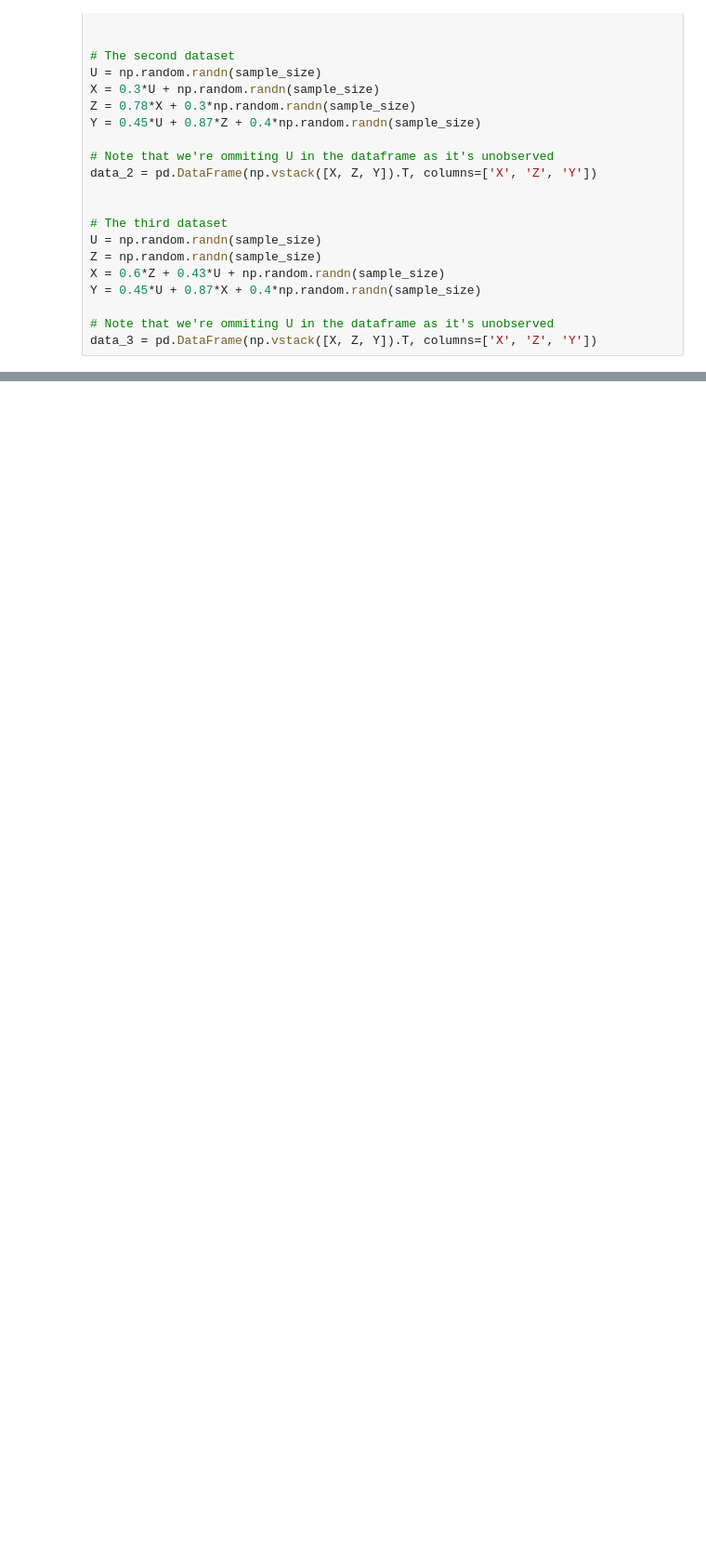
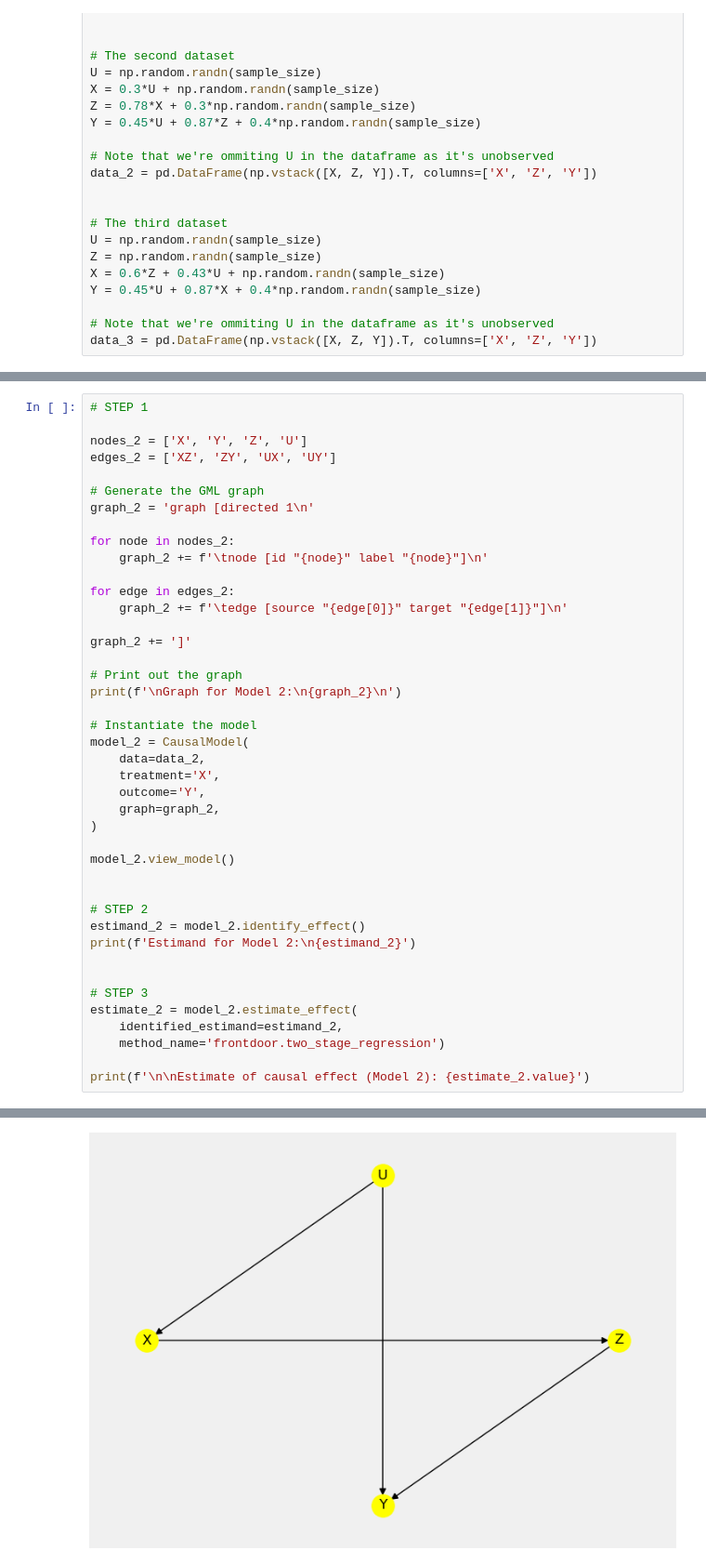
Before and after one commit to AlxndrMlk/blogs-code, a Jupyter notebook: Causal Kung-Fu in Python - 3 Basic Techniques Causal Inference/Causal Kung-Fu in Python - 3 Basic Techniques.ipynb, the cells around one changed output, grey strips where cells are left out. Shown: that part at 93% size. Saved outputs shown, nothing was run; the diff lists cells and outputs as text; blank space fills up the shorter version.

```diff
--- a/Causal Kung-Fu in Python - 3 Basic Techniques Causal Inference/Causal Kung-Fu in Python - 3 Basic Techniques.ipynb
+++ b/Causal Kung-Fu in Python - 3 Basic Techniques Causal Inference/Causal Kung-Fu in Python - 3 Basic Techniques.ipynb
@@ -60,0 +117,43 @@ data_2
+# %%
+# STEP 1
+
+nodes_2 = ['X', 'Y', 'Z', 'U']
+edges_2 = ['XZ', 'ZY', 'UX', 'UY']
+
+# Generate the GML graph
+graph_2 = 'graph [directed 1\n'
+
+for node in nodes_2:
+    graph_2 += f'\tnode [id "{node}" label "{node}"]\n'
+
+for edge in edges_2:
+    graph_2 += f'\tedge [source "{edge[0]}" target "{edge[1]}"]\n'
+
+graph_2 += ']'
+
+# Print out the graph
+print(f'\nGraph for Model 2:\n{graph_2}\n')
+
+# Instantiate the model
+model_2 = CausalModel(
+    data=data_2,
+    treatment='X',
+    outcome='Y',
+    graph=graph_2,
+)
+
+model_2.view_model()
+
+
+# STEP 2
+estimand_2 = model_2.identify_effect()
+print(f'Estimand for Model 2:\n{estimand_2}')
+
+
+# STEP 3
+estimate_2 = model_2.estimate_effect(
+    identified_estimand=estimand_2,
+    method_name='frontdoor.two_stage_regression')
+
+print(f'\n\nEstimate of causal effect (Model 2): {estimate_2.value}')
+# %% [output]
@@ -60,0 +177 @@ data_2
+[figure, added]
```
Also changed, not shown: parts of 16 cells of this notebook, 1 other file.
